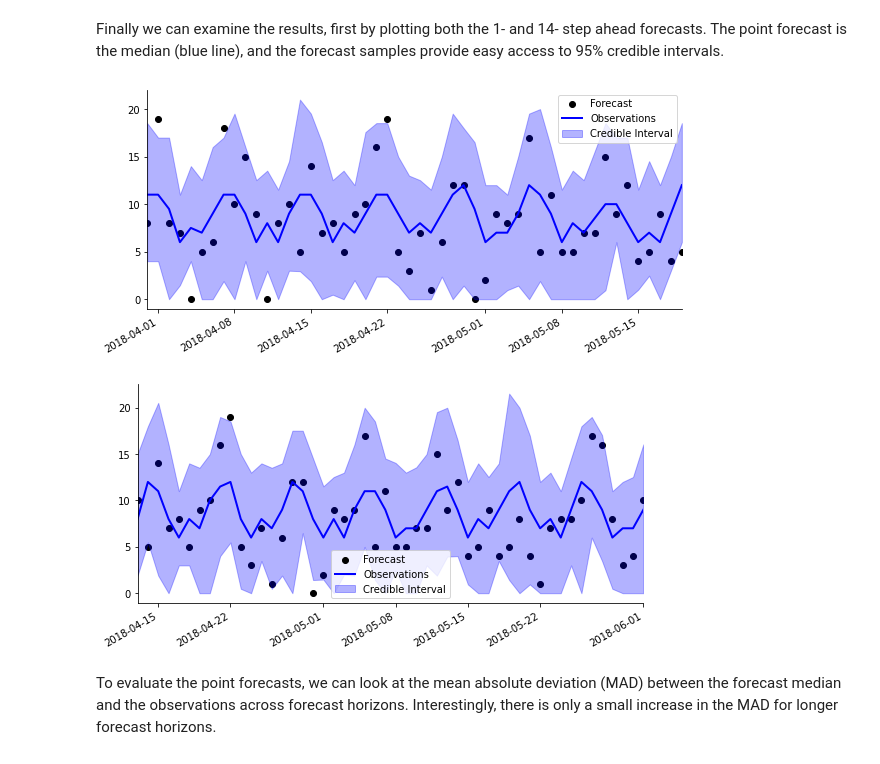
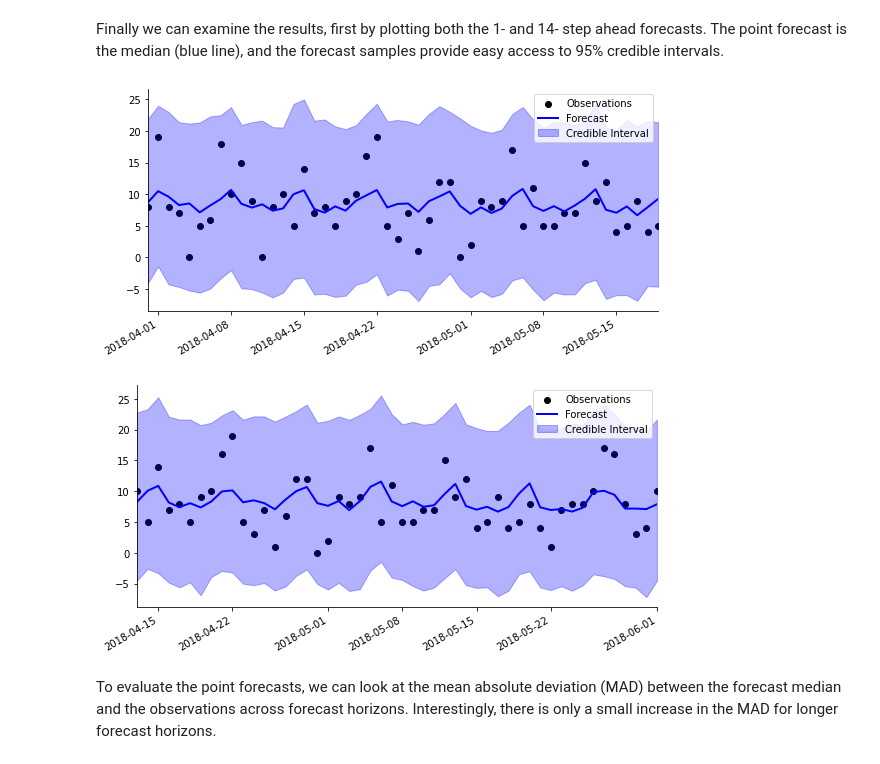
Before and after one commit to xxl4tomxu98/econometrics-gdp-dpi-VAR, a Jupyter notebook: dcmm_latent_factor.ipynb, the cells around one changed output. Saved outputs shown, nothing was run; the diff lists cells and outputs as text; code cells hidden in the pictures.

```diff
--- a/dcmm_latent_factor.ipynb
+++ b/dcmm_latent_factor.ipynb
@@ -65,10 +67,11 @@ forecast_start_date = forecast_end_date - pd.DateOffset(days=365)
 The first analysis is run on the 'totaldata', which is used to learn a latent factor. In this case, we fit a normal DLM to the log of total sales in order to learn the weekly season effect, which is stored in the latent factor.
 # %%
 # Get multiscale signal (a latent factor) from higher level log-normal model
-latent_factor = analysis(totaldata['Y'].values, totaldata['X'].values, k,
-                         forecast_start_date, forecast_end_date, dates=totaldata.index,
-                         seasPeriods=[7], seasHarmComponents=[[1,2,3]],
-                         family="normal", ret=['new_latent_factors'], new_latent_factors= [seas_weekly_lf],
-                         prior_length=prior_length)
+latent_factors = analysis(totaldata['Y'].values, totaldata['X'].values, k,
+                          forecast_start_date, forecast_end_date, dates=totaldata.index,
+                          seasPeriods=[7], seasHarmComponents=[[1,2,3]],
+                          holidays=holidays, family="normal", ret=['new_latent_factors'],
+                          new_latent_factors= [Y_lf, seas_weekly_lf, hol_lf],
+                          prior_length=prior_length)
 # %% [output]
 beginning forecasting
@@ -74,0 +120,7 @@ beginning forecasting
+# %%
+#The same output can be created for the holiday latent factor, but it will be all 00's except
+#when there is a holiday in the next 14 days. Now let's combine these latent factors into a
+#single multi_latent_factor, and put them to use in an analysis of the individual item sales.
+#First we create the multi latent factor:
+multi_lf = multi_latent_factor(latent_factors[:3])
+print('Total dimension :', multi_lf.p)
@@ -74,0 +129,14 @@ beginning forecasting
+# %%
+#And then we run a standard analysis, while passing in the multi_lf as our latent factor. We're setting
+#the discount factor on the latent factor component as dellf=1, which means no discounting. This is
+#because the weekly seasonal pattern and holidays are "0" so often. Another option would be to define dellf
+#as an 18−dimensional vector, with a separate discount factor for each element of the latent factor.
+nsamps = 1000
+mod, forecast_samples = analysis(data['Y'].values, data['X'].values, k,
+                                 forecast_start_date, forecast_end_date,
+                                 nsamps=nsamps,
+                                 latent_factor = multi_lf,
+                                 dates=data.index,
+                                 prior_length = prior_length,
+                                 s0=5, dellf=1)
+forecast = median(forecast_samples)
@@ -76,11 +146,11 @@ beginning forecasting
 The second analysis fits a DCMM to 'data', which is the simulated sales of a single item. The latent factor we derived above is used as a predictive signal for the sales of this individual item. On each day within the forecasting period, a copula is used to draw joint forecast samples 1:k days ahead.
 # %%
 # Update and forecast the model
-mod, forecast_samples = analysis_dcmm(data['Y'].values, data['X'].values.reshape(-1,1), k,
+""" mod, forecast_samples = analysis_dcmm(data['Y'].values, data['X'].values.reshape(-1,1), k,
                                       forecast_start_date, forecast_end_date,
                                       prior_length=prior_length, nsamps=nsamps, rho=rho,
                                       latent_factor=latent_factor, dates=totaldata.index)
-forecast = median(forecast_samples)
+forecast = median(forecast_samples) """
 # %% [output]
 beginning forecasting
 # %% [markdown]
@@ -88,17 +158,18 @@ Finally we can examine the results, first by plotting both the 1- and 14- step a
 # %%
 # Plotting 1-step ahead forecasts
 horizon = 1
 plot_length = 50
 fig, ax = plt.subplots(figsize=(8,4))
 start_date = forecast_end_date + pd.DateOffset(horizon - plot_length)
 end_date = forecast_end_date + pd.DateOffset(horizon - 1)
 ax = plot_data_forecast(fig, ax, data.loc[start_date:end_date].Y,
                         forecast[-plot_length:,horizon - 1],
                         forecast_samples[:,-plot_length:,horizon - 1],
                         data.loc[start_date:end_date].index,
                         linewidth = 2)
+ax = ax_style(ax, legend=['Observations', 'Forecast', 'Credible Interval'])
 # %% [output]
-[figure, old version]
+[figure, new version]
 # %%
 # Plotting 14-step ahead forecasts
 horizon = 14
@@ -111,8 +182,9 @@ ax = plot_data_forecast(fig, ax, data.loc[start_date:end_date].Y,
                         forecast_samples[:,-plot_length:,horizon - 1],
                         data.loc[start_date:end_date].index,
                         linewidth = 2)
+ax = ax_style(ax, legend=['Observations', 'Forecast', 'Credible Interval'])
 # %% [output]
-[figure, old version]
+[figure, new version]
 # %% [markdown]
 To evaluate the point forecasts, we can look at the mean absolute deviation (MAD) between the forecast median and the observations across forecast horizons. Interestingly, there is only a small increase in the MAD for longer forecast horizons.
 # %%
```
Also changed, not shown: parts of 10 cells of this notebook, 3 other files.
